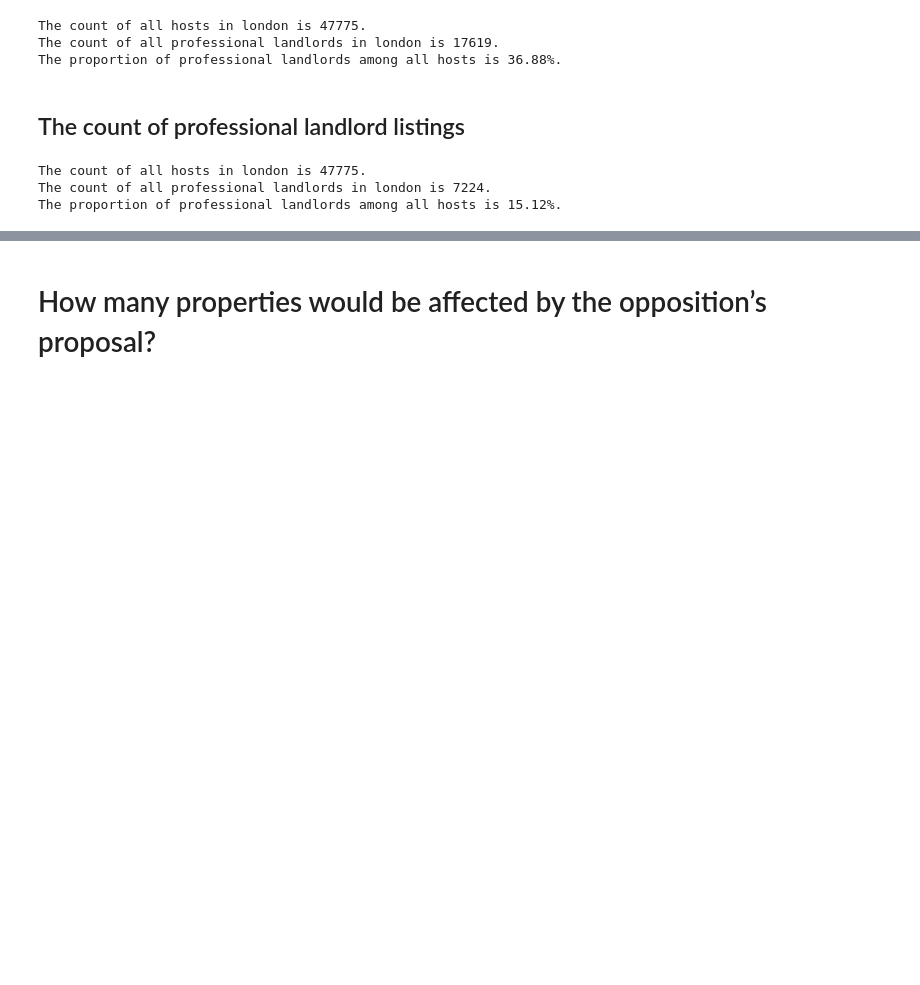
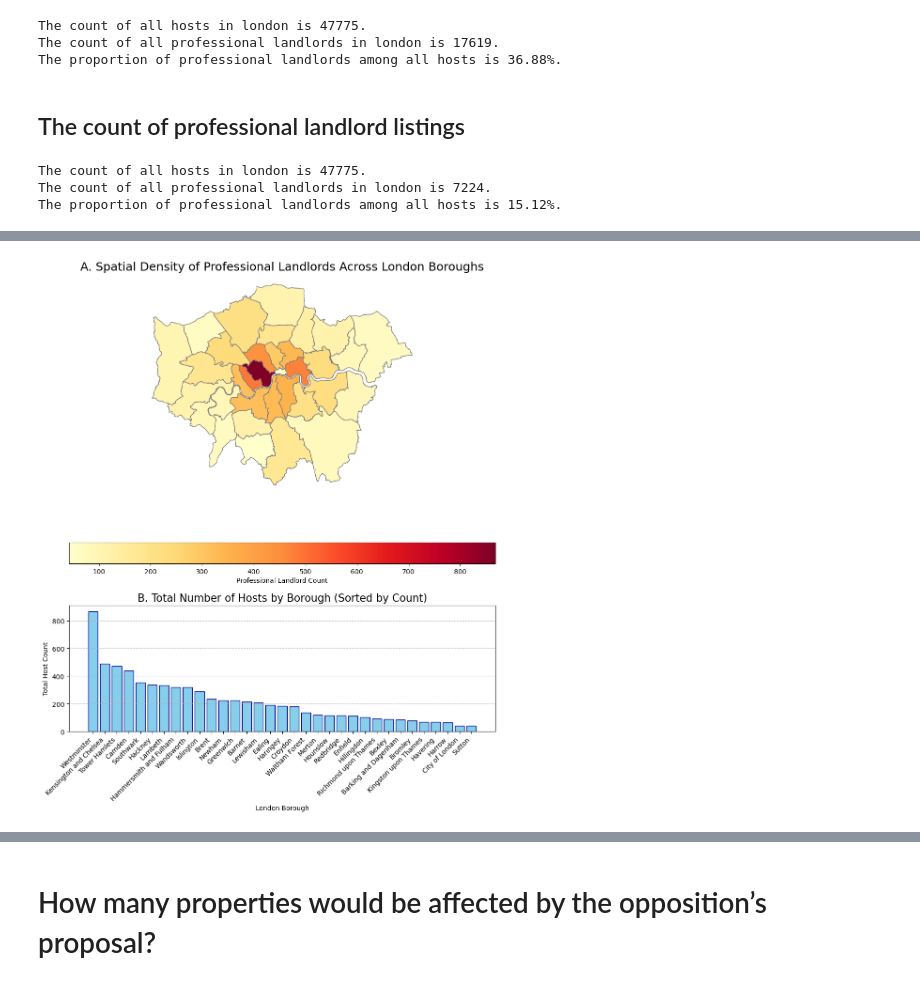
Before and after one commit to zhengpei-xu/CASA0013_Groupwork, a Jupyter notebook: 02_Code/Counting_Landlords.ipynb, the cells around one changed output, grey strips where cells are left out. Saved outputs shown, nothing was run; the diff lists cells and outputs as text; code cells hidden in the pictures; blank space fills up the shorter version.

```diff
--- a/02_Code/Counting_Landlords.ipynb
+++ b/02_Code/Counting_Landlords.ipynb
@@ -363,0 +373,3 @@ The proportion of professional landlords among all hosts is 15.12%.
+# %%
+df['is_pro_landlord'] = Multi_listing_Hosts&Commerical_Hosts
+df.sample(5, random_state = 1)
@@ -363,0 +539,57 @@ The proportion of professional landlords among all hosts is 15.12%.
+# %%
+import matplotlib.pyplot as plt
+import geopandas as gpd
+import pandas as pd
+# 假设 boros_with_stats 和 total_landlord_distribution 已经根据之前的步骤计算完成
+
+# --- 3. 创建双子图布局 ---
+fig, axes = plt.subplots(nrows=2, ncols=1, figsize=(10, 12),  # 增加 figsize 确保清晰
+                         gridspec_kw={'height_ratios': [2.5, 1]})
+
+
+# --- 4. 绘制上方的 Choropleth Map ---
+ax0 = axes[0]
+# 注意： boros_with_stats 必须投影到 Web Mercator (EPSG:3857) 才能添加 OSM 底图
+# 如果不添加底图，使用 EPSG:27700 即可。这里假设使用 EPSG:27700。
+
+boros_with_stats.plot(column='pro_landlord_count',
+                      cmap='YlOrRd', # 推荐暖色调，更适合表示数量
+                      legend=True,
+                      legend_kwds={'label': "Professional Landlord Count",
+                                   'orientation': "horizontal"},
+                      ax=ax0,
+                      edgecolor='grey',
+                      missing_kwds={'color': 'lightgrey', 'label': 'No Data'}
+                     )
+
+ax0.set_title('A. Spatial Density of Professional Landlords Across London Boroughs', fontsize=18)
+ax0.set_axis_off()
+
+
+# --- 5. 绘制下方的 Bar Plot (重点修改) ---
+
+ax1 = axes[1]
+
+# 核心步骤：按 total_landlord_count 降序排列
+# 假设 total_landlord_distribution 已经计算出来
+plot_data = boros_with_stats.drop(columns=['geometry']).sort_values('pro_landlord_count', ascending=False)
+
+# 绘制条形图
+ax1.bar(plot_data['NAME'],
+        plot_data['pro_landlord_count'],
+        color='skyblue',
+        edgecolor='darkblue')
+
+ax1.set_title('B. Total Number of Hosts by Borough (Sorted by Count)', fontsize=16)
+ax1.set_ylabel('Total Host Count')
+ax1.set_xlabel('London Borough')
+
+# 调整 X 轴标签，使其倾斜
+plt.xticks(rotation=45, ha='right', fontsize=10)
+ax1.grid(axis='y', linestyle='--', alpha=0.7) # 添加水平网格线
+
+# 调整子图间距
+plt.tight_layout()
+plt.show()
+# %% [output]
+[figure, added]
```
Also changed, not shown: parts of 12 cells of this notebook, 2 other files.
